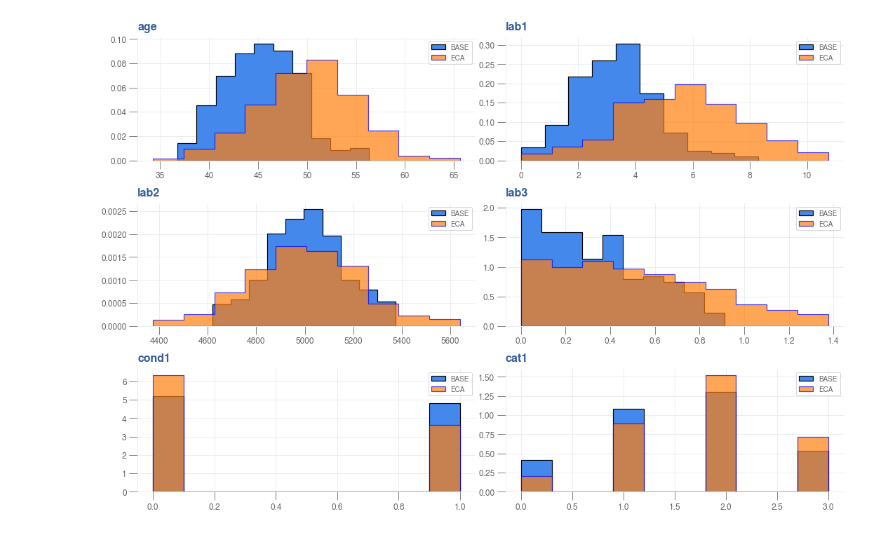
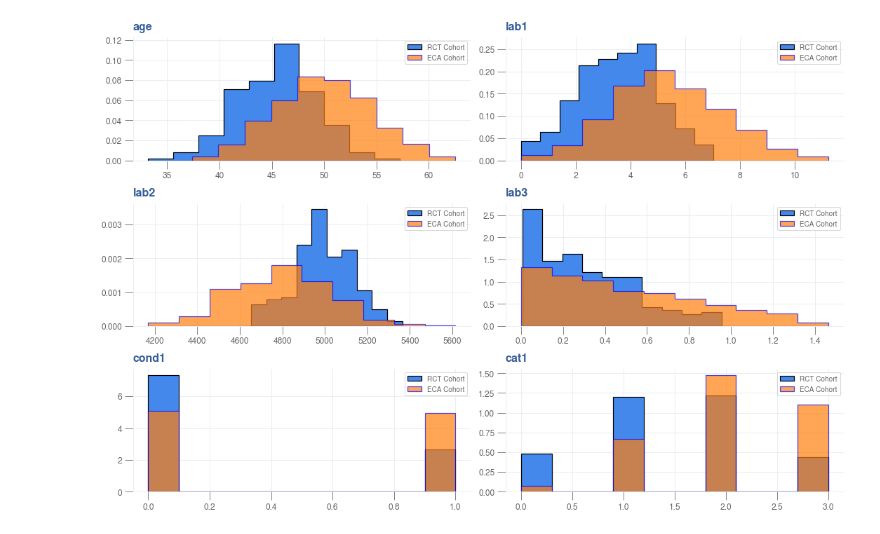
Before and after one commit to csrinesh/balance_cohort, a Jupyter notebook: cohortbalancer.ipynb, the cells around one changed output. Drawn from its saved outputs; the diff is of its cells as text; code cells hidden in the pictures.

```diff
--- a/cohortbalancer.ipynb
+++ b/cohortbalancer.ipynb
@@ -14,8 +15,9 @@ except:
     print('neuroblu style not found. Using default style!')
 # %%
 config = {
-    'nbase': 250,
-    'neca': 500,
+    'nbase': 200,
+    'neca': 1000,
+    'nwaypoints': 20
 }
 # %%
 def plot_dist(data1, data2, col, ax=None):
@@ -23,10 +25,10 @@ def plot_dist(data1, data2, col, ax=None):
         _, ax = plt.subplots(1,1)
 
     ax.hist(data1[col], density=True, fill='black', histtype='stepfilled',
-             edgecolor='black', linewidth=1.2, label=data1.name)
-    ax.hist(data2[col], density=True, fill='blue', histtype='stepfilled',
+             edgecolor='black', bins= 10, linewidth=1.2, label=data1.name)
+    ax.hist(data2[col], density=True, bins= 10, fill='blue', histtype='stepfilled',
              edgecolor='blue', linewidth=1.2, label=data2.name, alpha=0.7)
-    ax.legend()
+    ax.legend(loc='best')
     ax.set_title(col)
     return
 # %%
@@ -40,14 +42,14 @@ cov = [[14, 3, 100],
        [3, 2, 50],
        [100, 50, 25000]]
 
-np.random.seed(0)
+np.random.seed(42)
 x = np.random.multivariate_normal(mean, cov, config['nbase'])
 x[x< 0] = 0
 
 lab3 = np.random.beta(1, 2, size=config['nbase'])
 x = np.concatenate((x, lab3.reshape(config['nbase'], -1)), axis=1)
 
-cond1 = np.random.binomial(1, 0.5, size=config['nbase']).reshape(config['nbase'], -1)
+cond1 = np.random.binomial(1, 0.3, size=config['nbase']).reshape(config['nbase'], -1)
 x = np.concatenate((x, cond1), axis=1)
 
 cat1 = np.random.binomial(3, 0.5, size=config['nbase']).reshape(config['nbase'], -1)
@@ -58,7 +60,7 @@ data_base = pd.DataFrame(x, columns=['age', 'lab1', 'lab2', 'lab3', 'cond1', 'ca
 # For External cohort
 age = 50
 lab1 = 5.5
-lab2 = 5000
+lab2 = 4800
 
 mean = [age, lab1, lab2]
 cov = [[20, 5, 150],
@@ -71,26 +73,26 @@ x[x< 0] = 0
 lab3 = 1.5*np.random.beta(1, 2, size=config['neca'])
 x = np.concatenate((x, lab3.reshape(config['neca'], -1)), axis=1)
 
-cond1 = np.random.binomial(1, 0.4, size=config['neca']).reshape(config['neca'], -1)
+cond1 = np.random.binomial(1, 0.5, size=config['neca']).reshape(config['neca'], -1)
 x = np.concatenate((x, cond1), axis=1)
 
-cat1 = np.random.binomial(3, 0.6, size=config['neca']).reshape(config['neca'], -1)
+cat1 = np.random.binomial(3, 0.7, size=config['neca']).reshape(config['neca'], -1)
 x = np.concatenate((x, cat1), axis=1)
 
 data_eca = pd.DataFrame(x, columns=['age', 'lab1', 'lab2', 'lab3', 'cond1', 'cat1'])
 # %%
 _, ax = plt.subplots(3,2, figsize=(15, 10))
 
-data_base.name = 'BASE'
-data_eca.name = 'ECA'
+data_base.name = 'RCT Cohort'
+data_eca.name = 'ECA Cohort'
 plot_dist(data_base, data_eca, 'age', ax[0][0])
 plot_dist(data_base, data_eca, 'lab1', ax[0][1])
 plot_dist(data_base, data_eca, 'lab2', ax[1][0])
 plot_dist(data_base, data_eca, 'lab3', ax[1][1])
 plot_dist(data_base, data_eca, 'cond1', ax[2][0])
 plot_dist(data_base, data_eca, 'cat1', ax[2][1])
 # %% [output]
-[figure, old version]
+[figure, new version]
 # %%
 density_age = gaussian_kde(data_base['age'])
 density_lab1 = gaussian_kde(data_base['lab1'])
```
Also changed, not shown: parts of 17 cells of this notebook.
